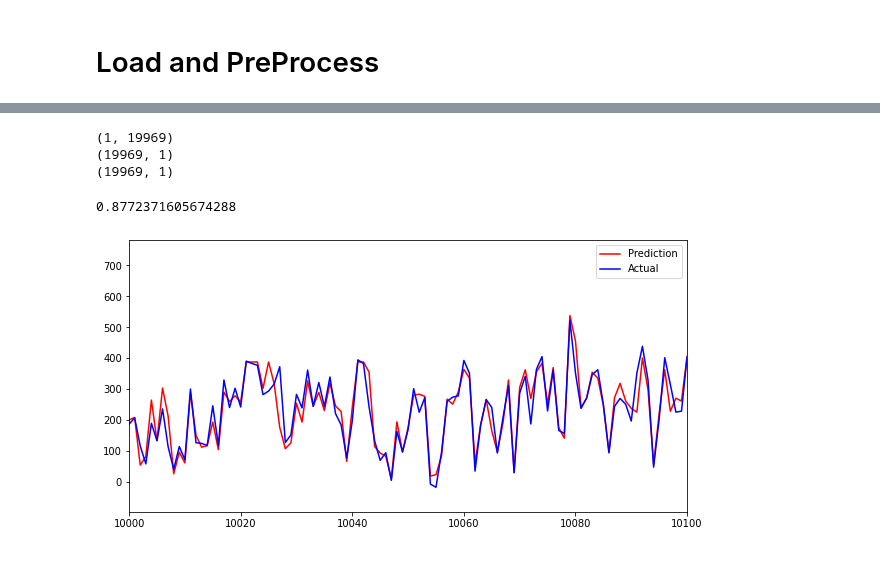
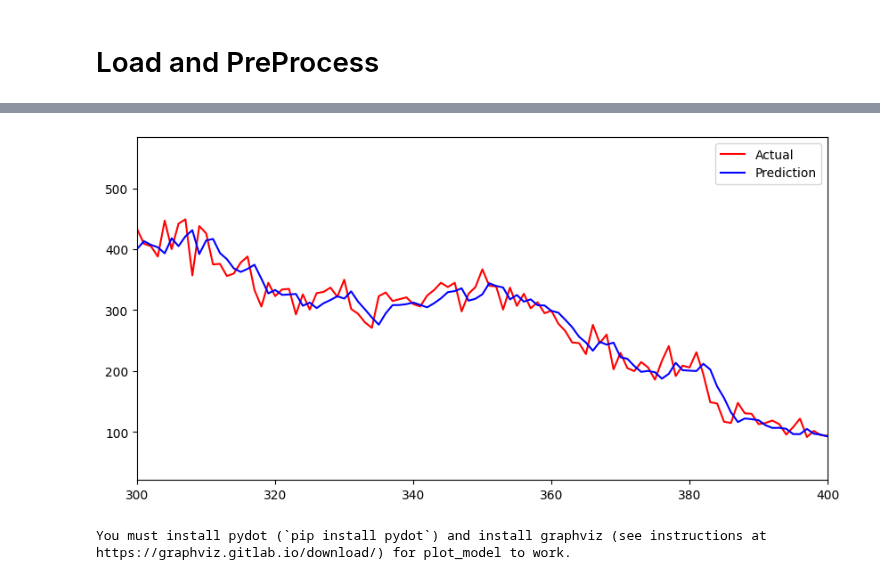
Before and after one commit to fredrikkortet/mt-hh, a Jupyter notebook: GRU.ipynb, the cells around one changed output, grey strips where cells are left out. Drawn from its saved outputs; the diff is of its cells as text; code cells hidden in the pictures.

```diff
--- a/GRU.ipynb
+++ b/GRU.ipynb
@@ -131,7 +65,11 @@ testX = np.reshape(testX, (testX.shape[0], testX.shape[1], 1))
 # %%
 
 # Define the model architecture
-model = tf.keras.Sequential([
-    tf.keras.layers.GRU(64, input_shape=(seq_length, 1)),
-    tf.keras.layers.Dense(1)
+model = Sequential([
+    GRU(64, input_shape=(seq_length, 1),return_sequences=True),
+    GRU(32, return_sequences=True),
+    GRU(64, return_sequences=False),
+    Dense(1)
 ])
+# Compile the model
+model.compile(loss='mean_squared_error', optimizer='adam')
@@ -138,9 +78,6 @@ model = tf.keras.Sequential([
 # %%
-# Compile the model
-model.compile(loss='mean_squared_error', optimizer='adam')
-
 # Train the model
-history = model.fit(trainX, trainY, epochs=50, batch_size=64, validation_data=(testX, testY))
+model.fit(trainX, trainY, epochs=20, batch_size=64, validation_data=(testX, testY))
 
 # Make predictions on the test data
 testPredict = model.predict(testX)
@@ -165,10 +104,15 @@ Epoch 50/50
 # %%
-
 # Inverse transform the predictions and actual values
 testPredict = scaler.inverse_transform(testPredict)
 testY = scaler.inverse_transform([testY])
 
 # Calculate root mean squared error
-rmse = np.sqrt(np.mean((testPredict - testY) ** 2))
+rmse = sqrt(mean_squared_error(testY[0],testPredict.reshape(-1,1)))
+
+# Calculate R2 score
+testYshape=testY.reshape(len(testY[0]),1)
+r2s = r2_score(y_true=testYshape,y_pred=testPredict)
+
 print('Test RMSE: %.2f' % rmse)
+print('Test R2: %.2f' % r2s)
 # %% [output]
@@ -183,21 +121,21 @@ predictions = scaler.inverse_transform(predictions)
-# %%
-testYshape=testY.reshape(19969,1)
-print(testY.shape)
-print(testYshape.shape)
-print(testPredict.shape)
-r2s = metrics.r2_score(y_true=testYshape,y_pred=testPredict)
-r2s
-# %% [output]
-(1, 19969)
-(19969, 1)
-(19969, 1)
-0.8772371605674288
 # %%
 plt.figure(figsize=(10,5))
-plt.plot(testYshape,color = 'red',label = 'Prediction')
-plt.plot(testPredict,color = 'blue',label = 'Actual')
+plt.plot(testYshape,color = 'red',label = 'Actual')
+plt.plot(testPredict,color = 'blue',label = 'Prediction')
 plt.legend()
-plt.xlim(10000,10100)
+plt.xlim(300,400)
 plt.show()
 # %% [output]
-[figure, old version]
+[figure, new version]
+# %%
+plot_model(model, to_file='model.png',
+    show_shapes=False,
+    show_dtype=False,
+    show_layer_names=False,
+    rankdir='LR',
+    expand_nested=True,
+    dpi=80,
+    layer_range=None,
+    show_layer_activations=True)
+# %% [output]
+You must install pydot (`pip install pydot`) and install graphviz (see instructions at https://graphviz.gitlab.io/download/) for plot_model to work.
```
Also changed, not shown: parts of 24 cells of this notebook, 1 other file.
